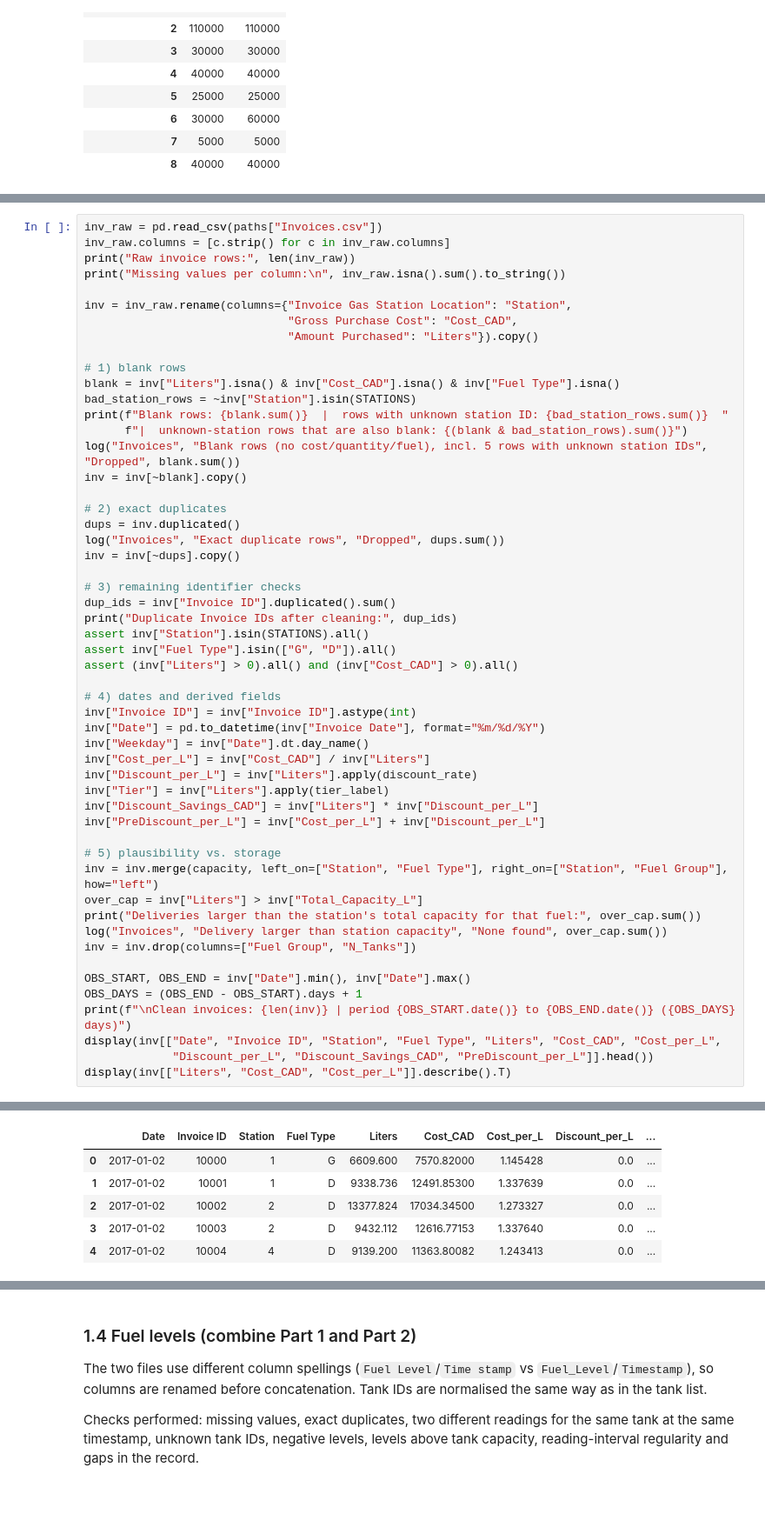
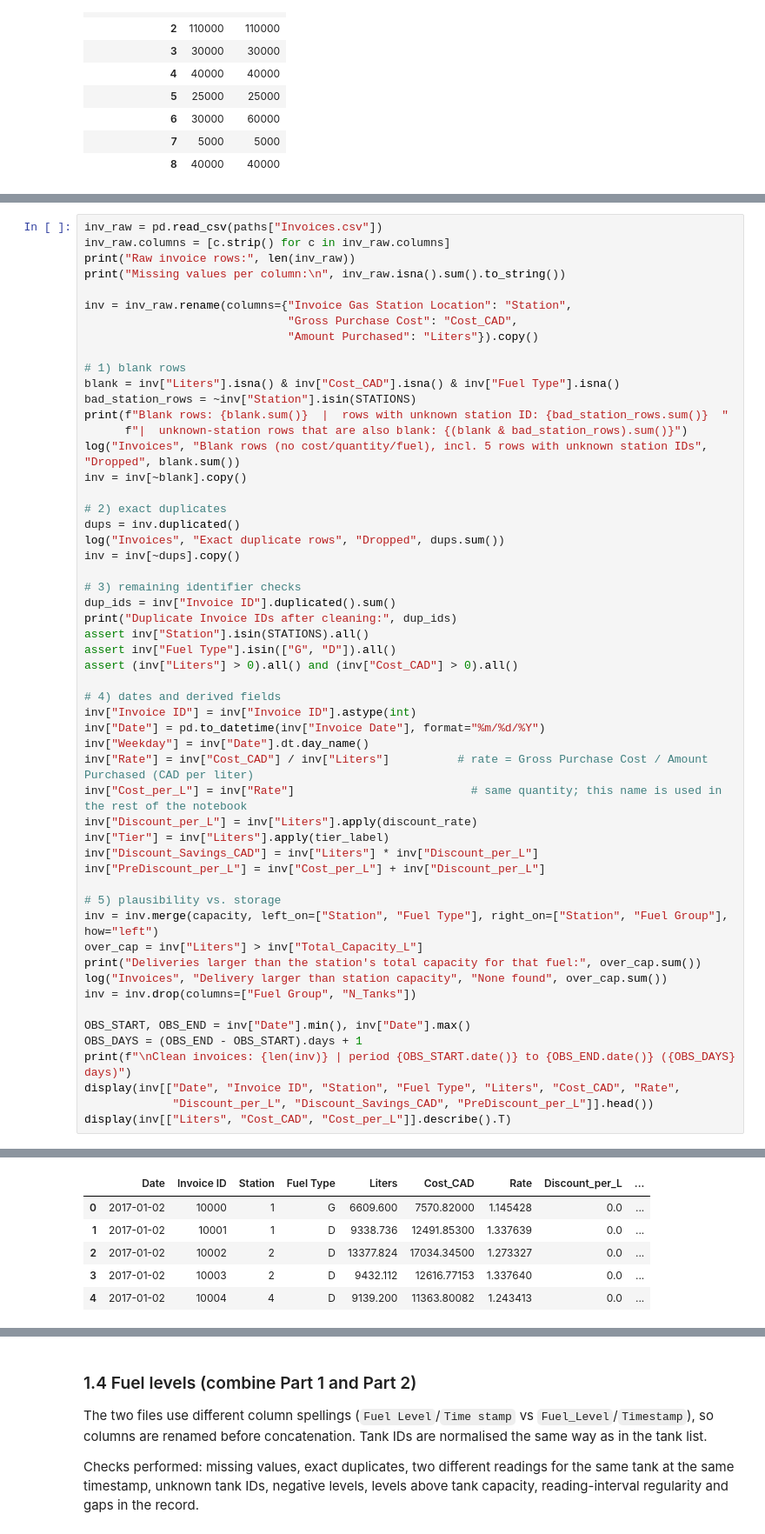
Before and after one commit to Steven95923/BombmanPython, a Jupyter notebook: Fuel_Inventory_Analysis.ipynb, the cells around one changed output, grey strips where cells are left out. Shown at 87% size. Cells and saved outputs as stored; diff of their text form; blank space fills up the shorter version.

Commit message:
Add Rate column (Gross Purchase Cost / Amount Purchased) to invoice preparation, per instructor guidance
Co-Authored-By: Claude Fable 5.1 <noreply@anthropic.com>

```diff
--- a/Fuel_Inventory_Analysis.ipynb
+++ b/Fuel_Inventory_Analysis.ipynb
@@ -289,40 +289,41 @@ assert (inv["Liters"] > 0).all() and (inv["Cost_CAD"] > 0).all()
 inv["Invoice ID"] = inv["Invoice ID"].astype(int)
 inv["Date"] = pd.to_datetime(inv["Invoice Date"], format="%m/%d/%Y")
 inv["Weekday"] = inv["Date"].dt.day_name()
-inv["Cost_per_L"] = inv["Cost_CAD"] / inv["Liters"]
+inv["Rate"] = inv["Cost_CAD"] / inv["Liters"]          # rate = Gross Purchase Cost / Amount Purchased (CAD per liter)
+inv["Cost_per_L"] = inv["Rate"]                          # same quantity; this name is used in the rest of the notebook
 inv["Discount_per_L"] = inv["Liters"].apply(discount_rate)
 inv["Tier"] = inv["Liters"].apply(tier_label)
 inv["Discount_Savings_CAD"] = inv["Liters"] * inv["Discount_per_L"]
 inv["PreDiscount_per_L"] = inv["Cost_per_L"] + inv["Discount_per_L"]
 
 # 5) plausibility vs. storage
 inv = inv.merge(capacity, left_on=["Station", "Fuel Type"], right_on=["Station", "Fuel Group"], how="left")
 over_cap = inv["Liters"] > inv["Total_Capacity_L"]
 print("Deliveries larger than the station's total capacity for that fuel:", over_cap.sum())
 log("Invoices", "Delivery larger than station capacity", "None found", over_cap.sum())
 inv = inv.drop(columns=["Fuel Group", "N_Tanks"])
 
 OBS_START, OBS_END = inv["Date"].min(), inv["Date"].max()
 OBS_DAYS = (OBS_END - OBS_START).days + 1
 print(f"\nClean invoices: {len(inv)} | period {OBS_START.date()} to {OBS_END.date()} ({OBS_DAYS} days)")
-display(inv[["Date", "Invoice ID", "Station", "Fuel Type", "Liters", "Cost_CAD", "Cost_per_L",
+display(inv[["Date", "Invoice ID", "Station", "Fuel Type", "Liters", "Cost_CAD", "Rate",
              "Discount_per_L", "Discount_Savings_CAD", "PreDiscount_per_L"]].head())
 display(inv[["Liters", "Cost_CAD", "Cost_per_L"]].describe().T)
 # %% [output]
 Raw invoice rows: 2873
 Missing values per column:
  Invoice Date                     0
 Invoice ID                      41
 Invoice Gas Station Location     0
 Gross Purchase Cost             42
 Amount Purchased                42
 Fuel Type                       42
 Blank rows: 42  |  rows with unknown station ID: 5  |  unknown-station rows that are also blank: 5
 Duplicate Invoice IDs after cleaning: 0
 Deliveries larger than the station's total capacity for that fuel: 0
 
 Clean invoices: 2831 | period 2017-01-02 to 2019-08-15 (956 days)
-|  | Date | Invoice ID | Station | Fuel Type | Liters | Cost_CAD | Cost_per_L | Discount_per_L | ... |
+|  | Date | Invoice ID | Station | Fuel Type | Liters | Cost_CAD | Rate | Discount_per_L | ... |
 | 0 | 2017-01-02 | 10000 | 1 | G | 6609.600 | 7570.82000 | 1.145428 | 0.0 | ... |
 | 1 | 2017-01-02 | 10001 | 1 | D | 9338.736 | 12491.85300 | 1.337639 | 0.0 | ... |
 | 2 | 2017-01-02 | 10002 | 2 | D | 13377.824 | 17034.34500 | 1.273327 | 0.0 | ... |
```
Also changed, not shown: parts of 1 cell of this notebook.
